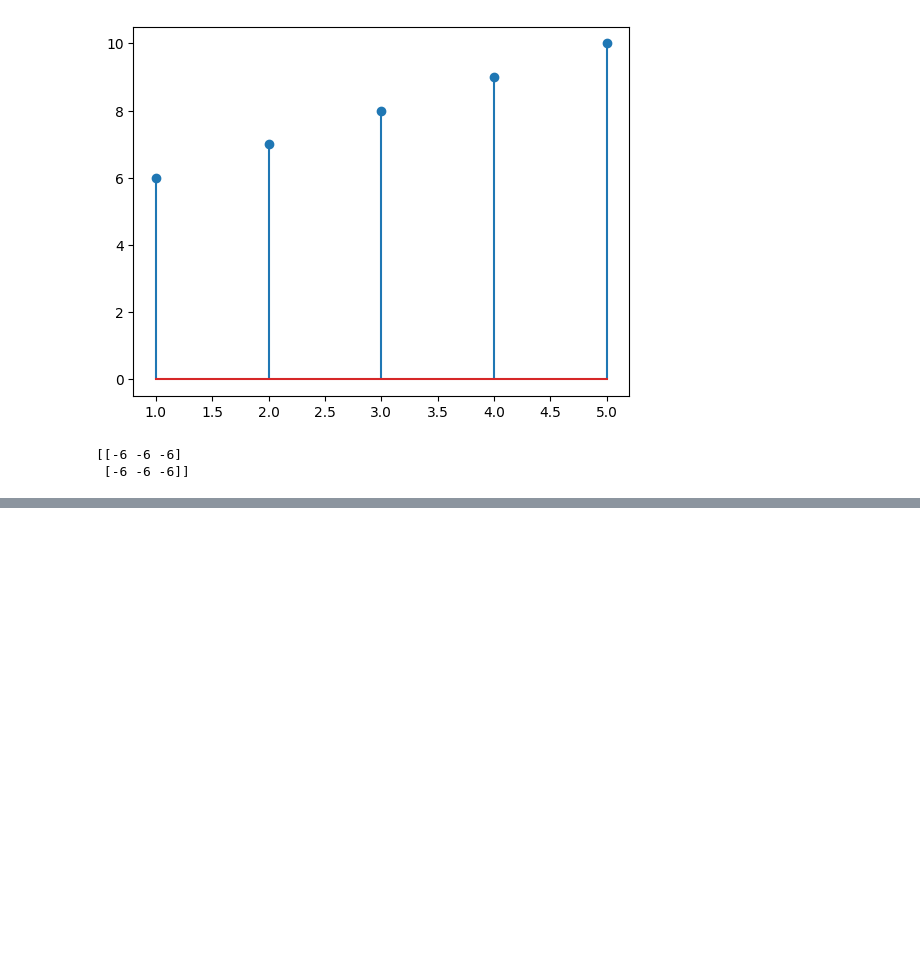
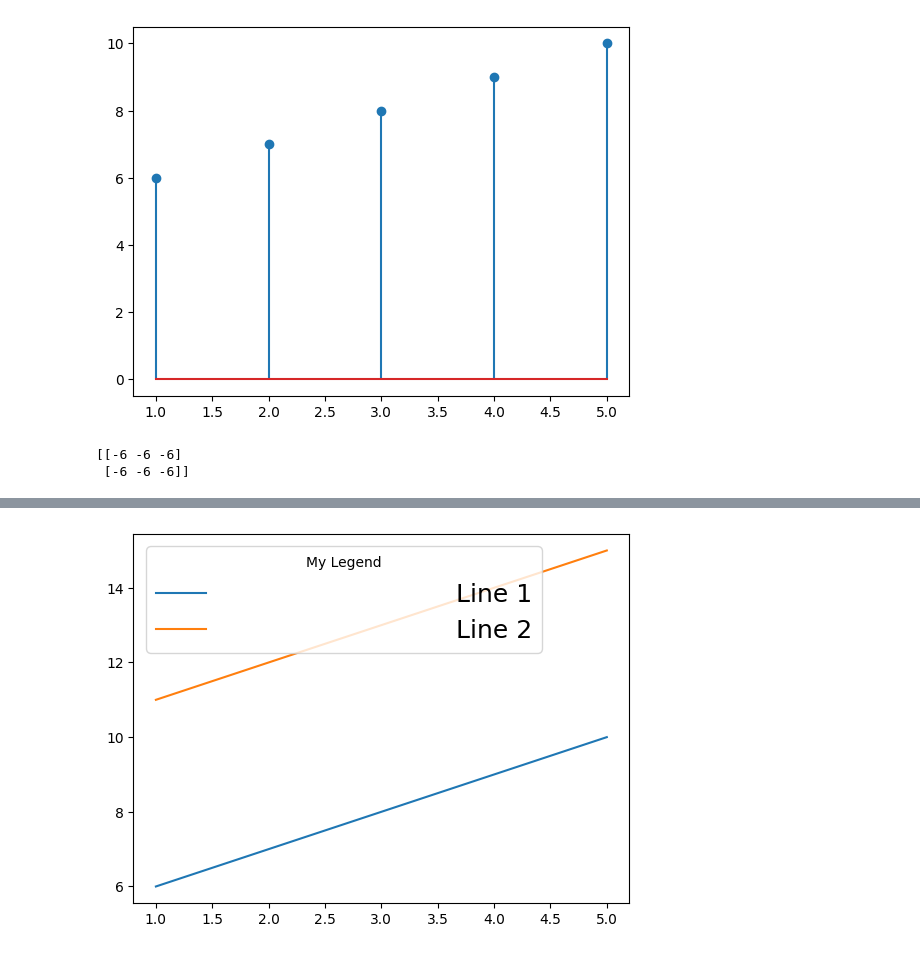
Before and after one commit to dbsalazarr/converter-ad-da, a Jupyter notebook: graphic_functions.ipynb, the cells around one changed output, grey strips where cells are left out. Saved outputs shown, nothing was run; the diff lists cells and outputs as text; code cells hidden in the pictures; blank space fills up the shorter version.

```diff
--- a/graphic_functions.ipynb
+++ b/graphic_functions.ipynb
@@ -283,0 +336,17 @@ print(C)
+# %%
+import matplotlib.pyplot as plt
+
+# Create a figure and an axes
+fig, ax = plt.subplots()
+
+# Plot some data
+ax.plot([1, 2, 3, 4, 5], [6, 7, 8, 9, 10], label="Line 1")
+ax.plot([1, 2, 3, 4, 5], [11, 12, 13, 14, 15], label="Line 2")
+
+# Add a legend
+ax.legend(loc="upper left", prop={'size': 18}, title="My Legend", handletextpad=10)
+
+# Show the plot
+plt.show()
+# %% [output]
+[figure, added]
```
Also changed, not shown: parts of 5 cells of this notebook.
